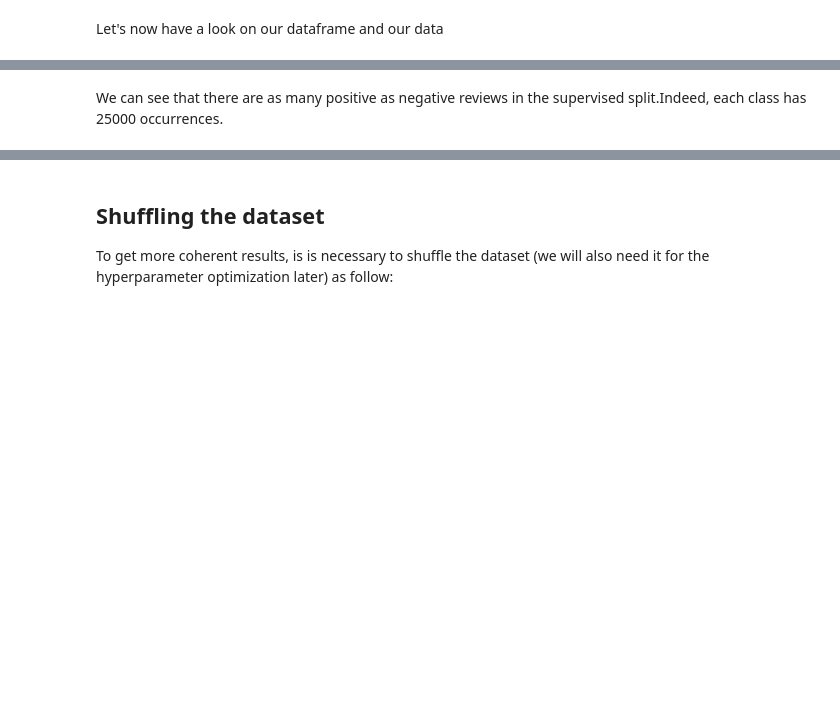
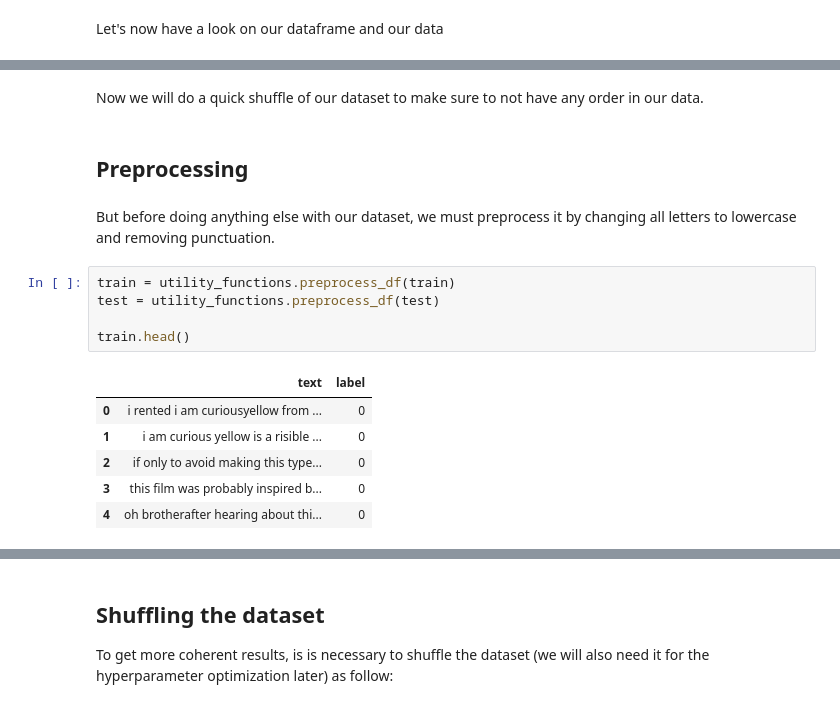
Before and after one commit to YacineAnane/NLP-project, a Jupyter notebook: Lab03/NLP_Lab03.ipynb, the cells around one changed output, grey strips where cells are left out. Saved outputs shown, nothing was run; the diff lists cells and outputs as text; blank space fills up the shorter version.

```diff
--- a/Lab03/NLP_dataset_loading_and_analyse.ipynb
+++ b/Lab03/NLP_Lab03.ipynb
@@ -135,5 +159,21 @@ supervised.head()
 | 2 | If only to avoid making this type... | 0 |
 | 3 | This film was probably inspired b... | 0 |
 | 4 | Oh, brother...after hearing about... | 0 |
-# %% [markdown]
-We can see that there are as many positive as negative reviews in the supervised split.Indeed, each class has 25000 occurrences.
+# %% [markdown]
+Now we will do a quick shuffle of our dataset to make sure to not have any order in our data.
+# %% [markdown]
+## Preprocessing
+# %% [markdown]
+But before doing anything else with our dataset, we must preprocess it by changing all letters to lowercase and removing punctuation.
+# %%
+train = utility_functions.preprocess_df(train)
+test = utility_functions.preprocess_df(test)
+
+train.head()
+# %% [output]
+|  | text | label |
+| 0 | i rented i am curiousyellow from ... | 0 |
+| 1 | i am curious yellow is a risible ... | 0 |
+| 2 | if only to avoid making this type... | 0 |
+| 3 | this film was probably inspired b... | 0 |
+| 4 | oh brotherafter hearing about thi... | 0 |
```
Also changed, not shown: parts of 26 cells of this notebook, 1 other file.
